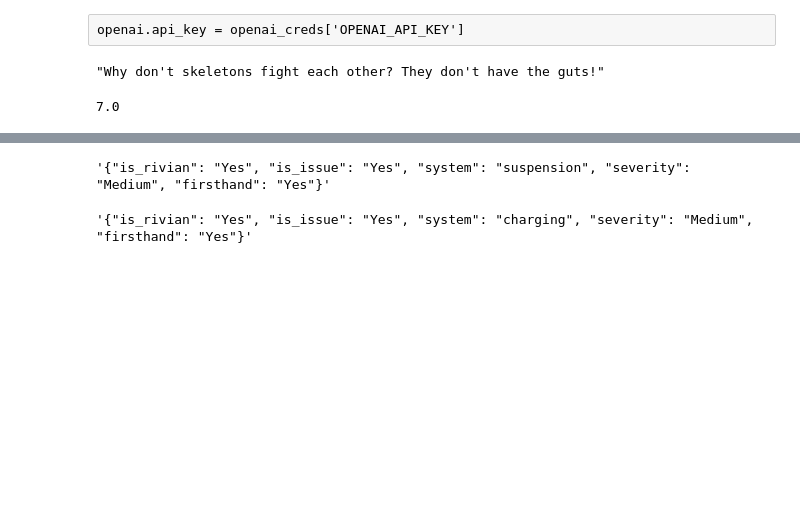
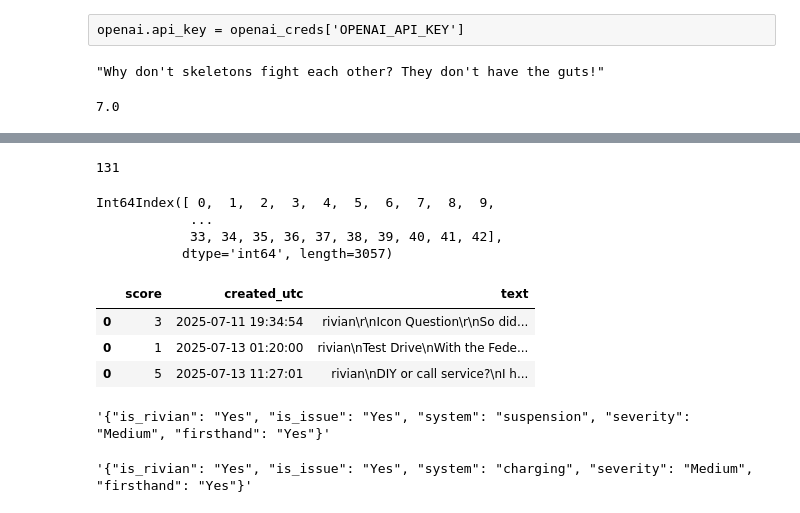
Before and after one commit to giancarlo-garbagnati/eav-llm-monitor, a Jupyter notebook: notebooks/dev.ipynb, the cells around one changed output, grey strips where cells are left out. Cells and saved outputs as stored; diff of their text form; code cells hidden in the pictures; blank space fills up the shorter version.

```diff
--- a/notebooks/dev.ipynb
+++ b/notebooks/dev.ipynb
@@ -168,0 +207,18 @@ response = client.responses.create(
+# %%
+i
+# %% [output]
+131
+# %%
+df.index
+# %% [output]
+Int64Index([ 0,  1,  2,  3,  4,  5,  6,  7,  8,  9,
+            ...
+            33, 34, 35, 36, 37, 38, 39, 40, 41, 42],
+           dtype='int64', length=3057)
+# %%
+df.loc[0]
+# %% [output]
+|  | score | created_utc | text |
+| 0 | 3 | 2025-07-11 19:34:54 | rivian\r\nIcon Question\r\nSo did... |
+| 0 | 1 | 2025-07-13 01:20:00 | rivian\nTest Drive\nWith the Fede... |
+| 0 | 5 | 2025-07-13 11:27:01 | rivian\nDIY or call service?\nI h... |
```
Also changed, not shown: parts of 14 cells of this notebook, 5 other files.
